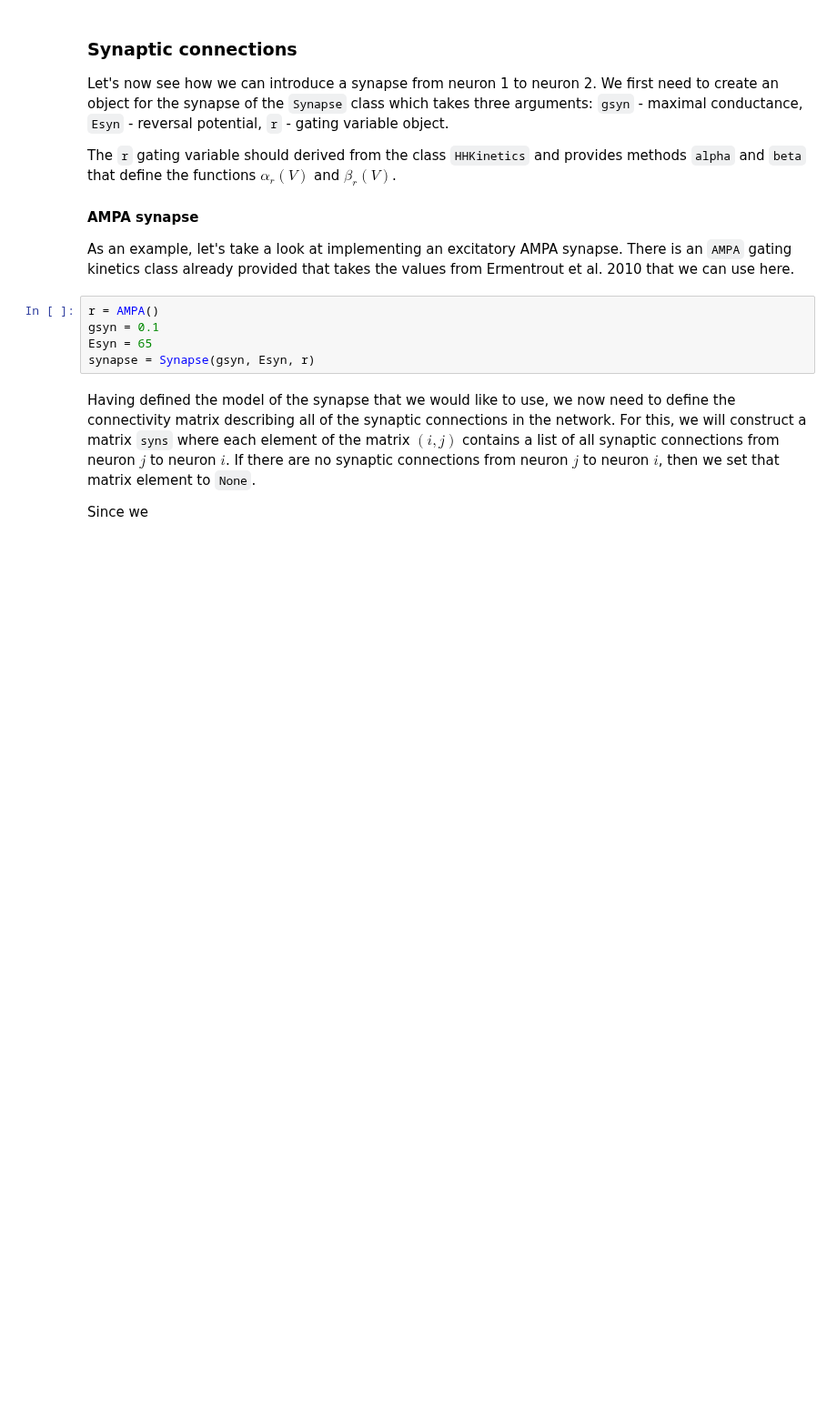
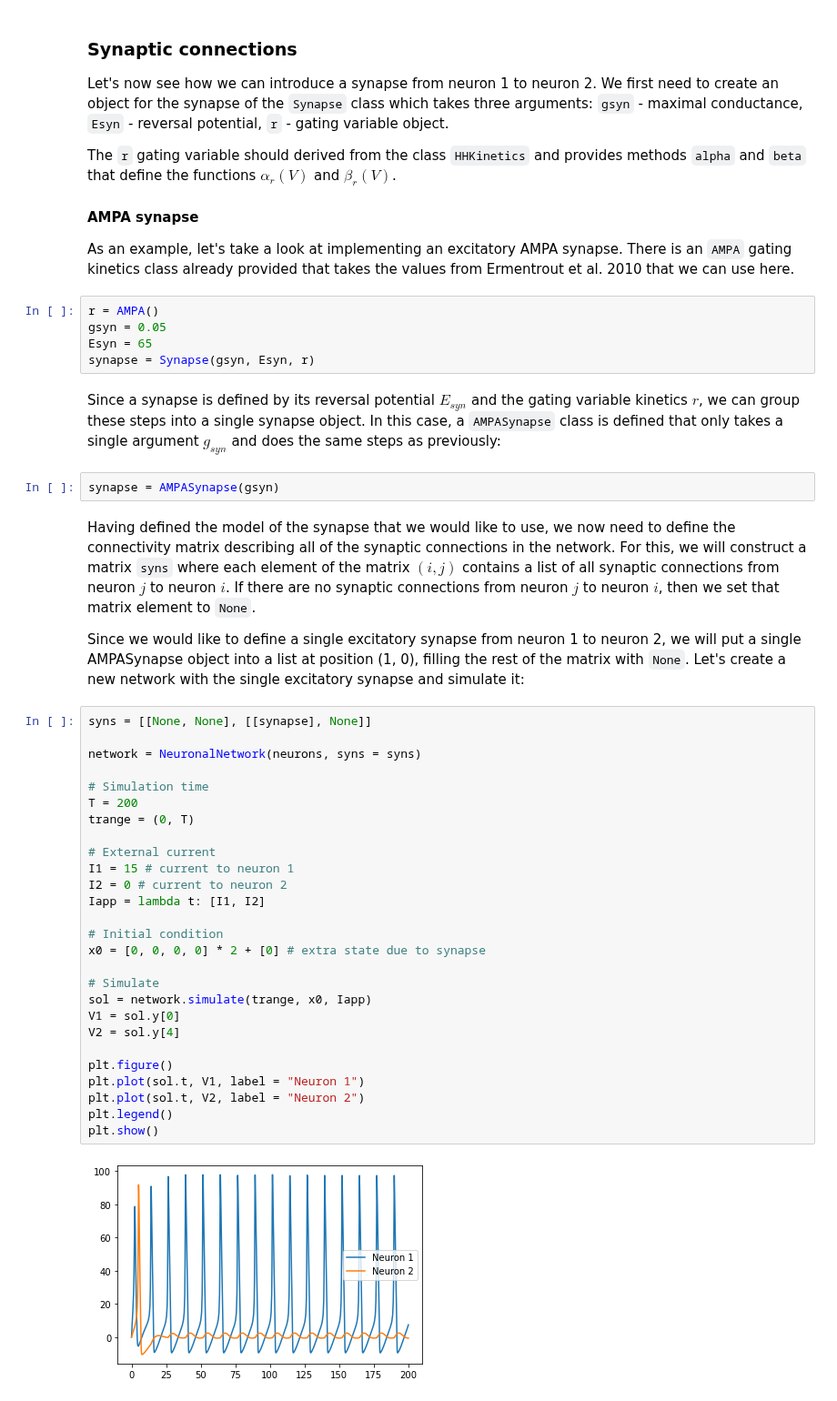
Before and after one commit to lukaribar/telluride-21, a Jupyter notebook: Designing neuronal networks.ipynb, the cells around one changed output. Shown at 91% size. Drawn from its saved outputs; the diff is of its cells as text; blank space fills up the shorter version.

```diff
--- a/Designing neuronal networks.ipynb
+++ b/Designing neuronal networks.ipynb
@@ -114,10 +114,43 @@ The `r` gating variable should derived from the class `HHKinetics` and provides
 As an example, let's take a look at implementing an excitatory AMPA synapse. There is an `AMPA` gating kinetics class already provided that takes the values from Ermentrout et al. 2010 that we can use here.
 # %%
 r = AMPA()
-gsyn = 0.1
+gsyn = 0.05
 Esyn = 65
 synapse = Synapse(gsyn, Esyn, r)
+# %% [markdown]
+Since a synapse is defined by its reversal potential $E_{syn}$ and the gating variable kinetics $r$, we can group these steps into a single synapse object. In this case, a `AMPASynapse` class is defined that only takes a single argument $g_{syn}$ and does the same steps as previously:
+# %%
+synapse = AMPASynapse(gsyn)
 # %% [markdown]
 Having defined the model of the synapse that we would like to use, we now need to define the connectivity matrix describing all of the synaptic connections in the network. For this, we will construct a matrix `syns` where each element of the matrix $(i, j)$ contains a list of all synaptic connections from neuron $j$ to neuron $i$. If there are no synaptic connections from neuron $j$ to neuron $i$, then we set that matrix element to `None`.
 
-Since we
+Since we would like to define a single excitatory synapse from neuron 1 to neuron 2, we will put a single AMPASynapse object into a list at position (1, 0), filling the rest of the matrix with `None`. Let's create a new network with the single excitatory synapse and simulate it:
+# %%
+syns = [[None, None], [[synapse], None]]
+
+network = NeuronalNetwork(neurons, syns = syns)
+
+# Simulation time
+T = 200
+trange = (0, T)
+
+# External current
+I1 = 15 # current to neuron 1
+I2 = 0 # current to neuron 2
+Iapp = lambda t: [I1, I2]
+
+# Initial condition
+x0 = [0, 0, 0, 0] * 2 + [0] # extra state due to synapse
+
+# Simulate
+sol = network.simulate(trange, x0, Iapp)
+V1 = sol.y[0]
+V2 = sol.y[4]
+
+plt.figure()
+plt.plot(sol.t, V1, label = "Neuron 1")
+plt.plot(sol.t, V2, label = "Neuron 2")
+plt.legend()
+plt.show()
+# %% [output]
+[figure, added]
```
